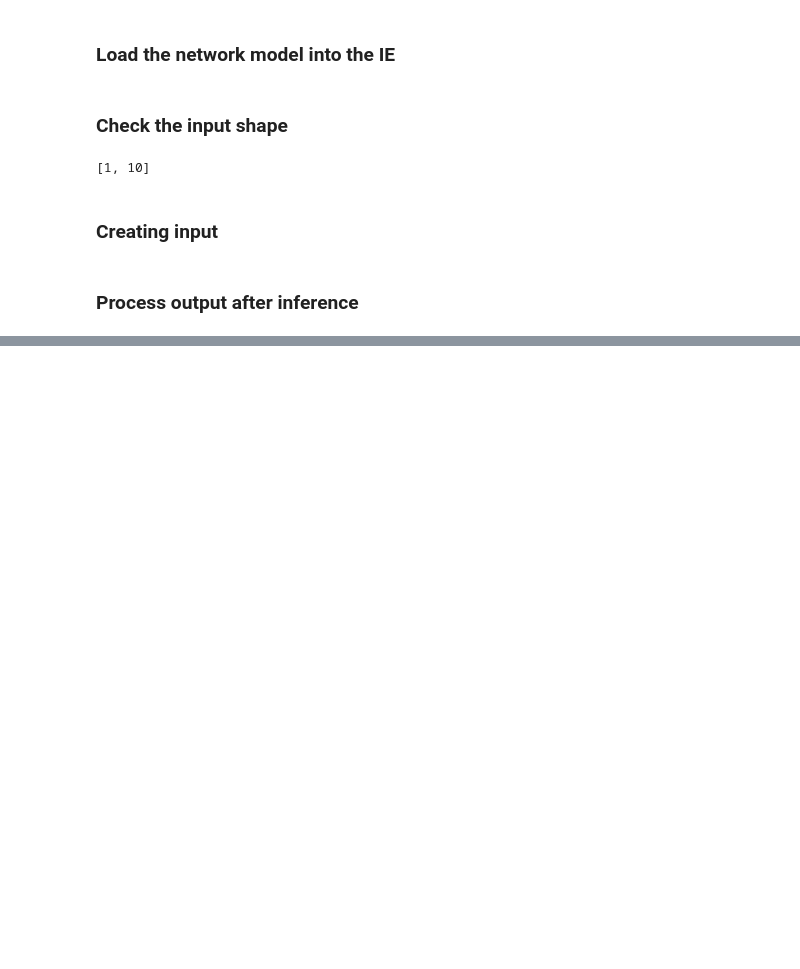
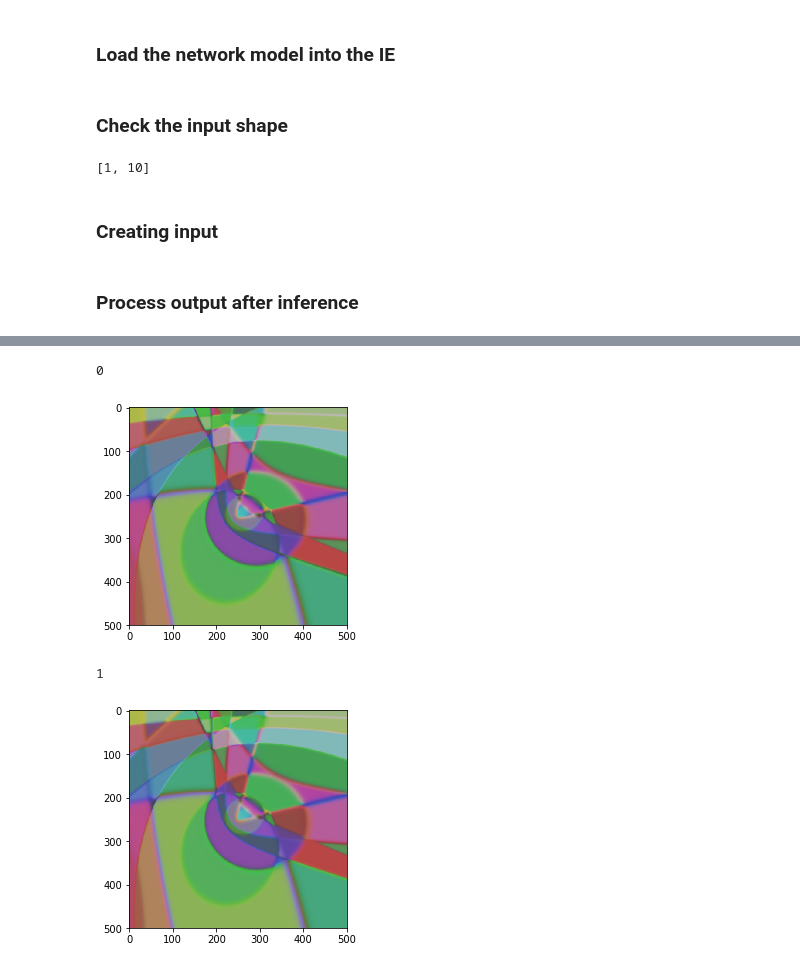
Before and after one commit to subrockmann/artsificial, a Jupyter notebook: Pattern Producing Network - Inference.ipynb, the cells around one changed output, grey strips where cells are left out. Cells and saved outputs as stored; diff of their text form; code cells hidden in the pictures; blank space fills up the shorter version.

```diff
--- a/Pattern Producing Network - Inference.ipynb
+++ b/Pattern Producing Network - Inference.ipynb
@@ -155,0 +165,7 @@ def run_and_plot():
+# %%
+run_and_plot()
+# %% [output]
+0
+[figure, added]
+1
+[figure, added]
```
Also changed, not shown: parts of 3 cells of this notebook.
